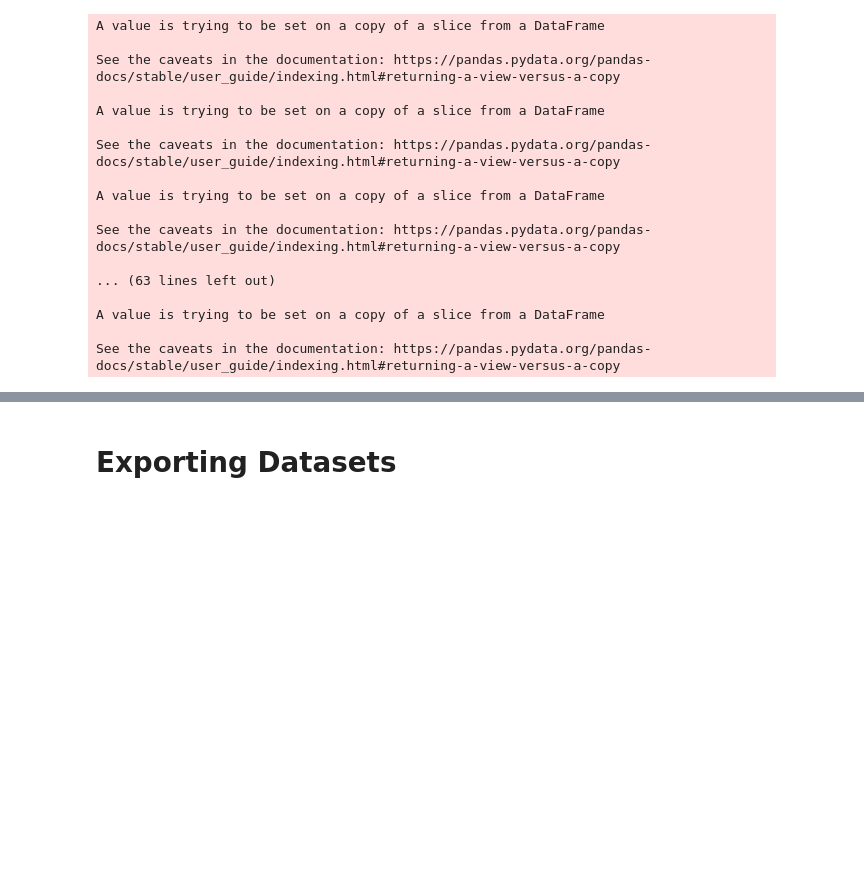
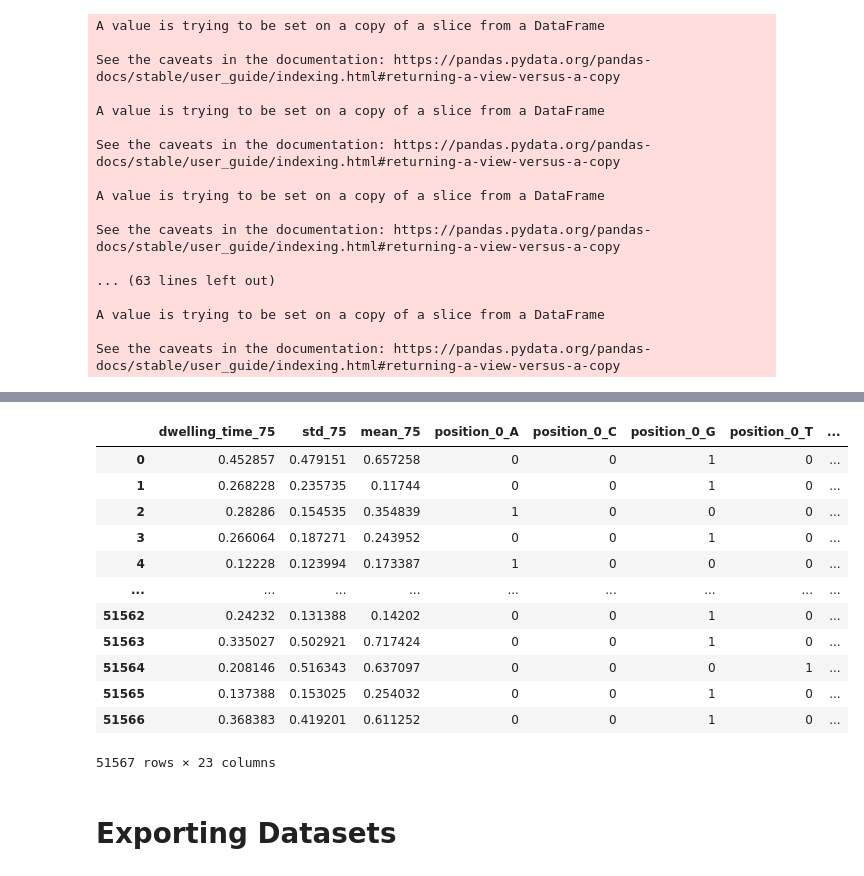
Before and after one commit to claudia-07/DSA4262-ACMXZ, a Jupyter notebook: pipeline/notebooks/Preprocessing_MinYu.ipynb, the cells around one changed output, grey strips where cells are left out. Saved outputs shown, nothing was run; the diff lists cells and outputs as text; code cells hidden in the pictures; blank space fills up the shorter version.

```diff
--- a/pipeline/notebooks/Preprocessing_MinYu.ipynb
+++ b/pipeline/notebooks/Preprocessing_MinYu.ipynb
@@ -44,7 +44,7 @@ label encoding = ['nucleotides']
 <br>
 normalization = ['dwelling_time', 'std', 'mean']
 # %%
-df_pre = Modelling(df)
+df_pre = Preprocessing(df)
 # %%
 df_pre.model_features_and_clean()
 # %% [output]
@@ -288,3 +212,22 @@ AllTrialsFailed:
+# %%
+X_train_25 = X_train_enc.drop(columns=['dwelling_time_50', 'dwelling_time_75', 'dwelling_time_mean', 'std_50', 'std_75', 'std_mean', 'mean_50', 'mean_75', 'mean_mean'])
+X_train_50 = X_train_enc.drop(columns=['dwelling_time_25', 'dwelling_time_75', 'dwelling_time_mean', 'std_25', 'std_75', 'std_mean', 'mean_25', 'mean_75', 'mean_mean'])
+X_train_75 = X_train_enc.drop(columns=['dwelling_time_50', 'dwelling_time_25', 'dwelling_time_mean', 'std_50', 'std_25', 'std_mean', 'mean_50', 'mean_25', 'mean_mean'])
+X_train_mean = X_train_enc.drop(columns=['dwelling_time_50', 'dwelling_time_75', 'dwelling_time_25', 'std_50', 'std_75', 'std_25', 'mean_50', 'mean_75', 'mean_25'])
+# %% [output]
+|  | dwelling_time_75 | std_75 | mean_75 | position_0_A | position_0_C | position_0_G | position_0_T | ... |
+| 0 | 0.452857 | 0.479151 | 0.657258 | 0 | 0 | 1 | 0 | ... |
+| 1 | 0.268228 | 0.235735 | 0.11744 | 0 | 0 | 1 | 0 | ... |
+| 2 | 0.28286 | 0.154535 | 0.354839 | 1 | 0 | 0 | 0 | ... |
+| 3 | 0.266064 | 0.187271 | 0.243952 | 0 | 0 | 1 | 0 | ... |
+| 4 | 0.12228 | 0.123994 | 0.173387 | 1 | 0 | 0 | 0 | ... |
+| ... | ... | ... | ... | ... | ... | ... | ... | ... |
+| 51562 | 0.24232 | 0.131388 | 0.14202 | 0 | 0 | 1 | 0 | ... |
+| 51563 | 0.335027 | 0.502921 | 0.717424 | 0 | 0 | 1 | 0 | ... |
+| 51564 | 0.208146 | 0.516343 | 0.637097 | 0 | 0 | 0 | 1 | ... |
+| 51565 | 0.137388 | 0.153025 | 0.254032 | 0 | 0 | 1 | 0 | ... |
+| 51566 | 0.368383 | 0.419201 | 0.611252 | 0 | 0 | 1 | 0 | ... |
+51567 rows × 23 columns
 # %% [markdown]
 # Exporting Datasets
 # %%
```
Also changed, not shown: parts of 2 cells of this notebook, 20 other files.
